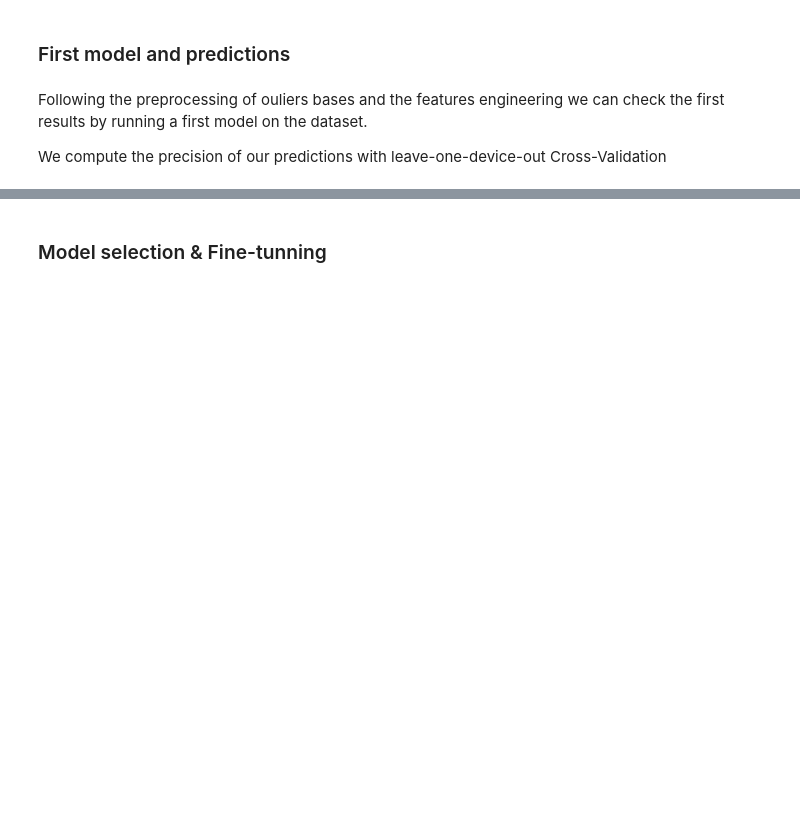
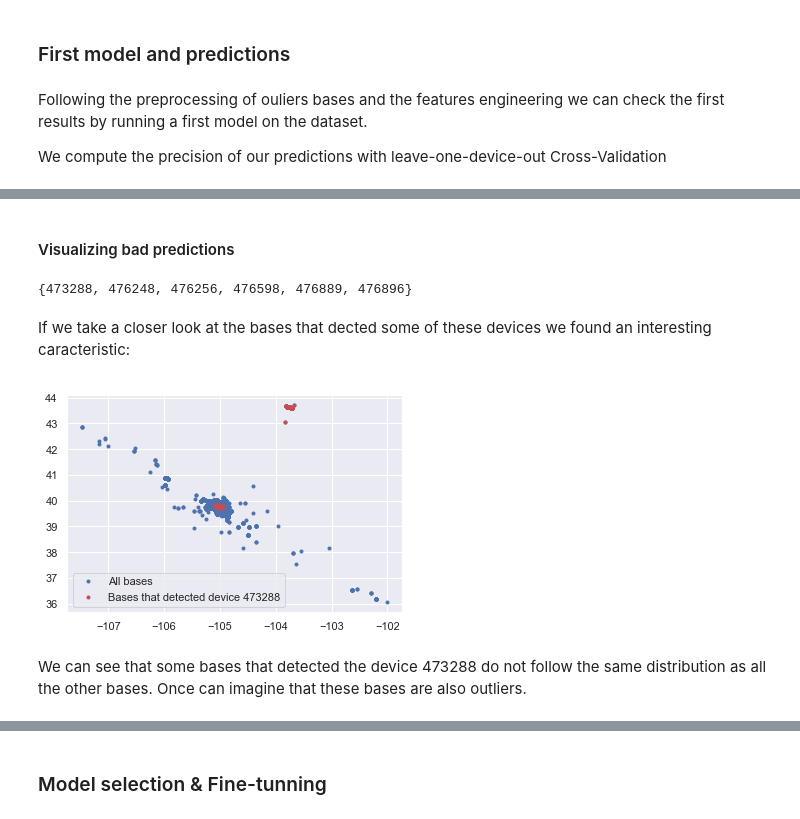
Before and after one commit to mathieubruniquel/IoT_Challenge, a Jupyter notebook: IoT_Geolocalization.ipynb, the cells around one changed output, grey strips where cells are left out. Saved outputs shown, nothing was run; the diff lists cells and outputs as text; code cells hidden in the pictures; blank space fills up the shorter version.

Commit message:
Included running of first model, analyzed others ouliers and finalized 2nd outliers processing

```diff
--- a/IoT_Geolocalization.ipynb
+++ b/IoT_Geolocalization.ipynb
@@ -619,0 +703,20 @@ def regressor_and_predict_devices_RF_base(df_feat, ground_truth_lat, ground_trut
+# %% [markdown]
+#### Visualizing bad predictions
+# %%
+# List of devices with bad predictions
+devices_far
+# %% [output]
+{473288, 476248, 476256, 476598, 476889, 476896}
+# %% [markdown]
+If we take a closer look at the bases that dected some of these devices we found an interesting caracteristic:
+# %%
+lat_bad = df_mess_train[df_mess_train.did == 473288].bs_lat
+lng_bad = df_mess_train[df_mess_train.did == 473288].bs_lng
+
+plt.plot(df_mess_train.bs_lng, df_mess_train.bs_lat, color='b', marker='.', linestyle='None', label='All bases')
+plt.plot(lng_bad, lat_bad, color='r', marker='.', linestyle='None', label='Bases that detected device 473288')
+plt.legend();
+# %% [output]
+[figure, added]
+# %% [markdown]
+We can see that some bases that detected the device 473288 do not follow the same distribution as all the other bases. Once can imagine that these bases are also outliers.
```
Also changed, not shown: parts of 16 cells of this notebook.
